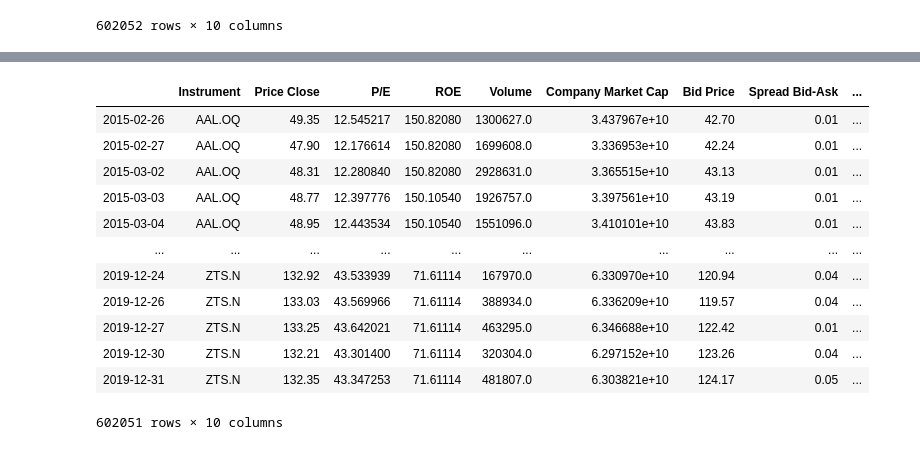
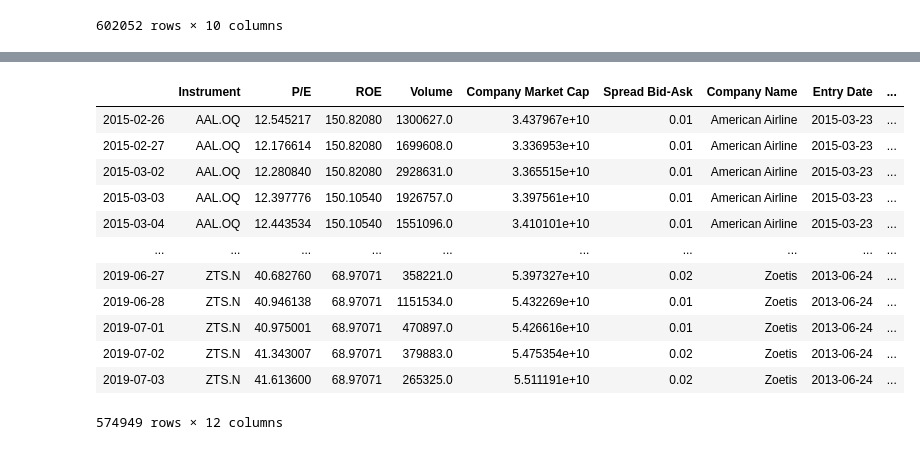
Before and after one commit to GuillaumePv/DS_1mscF, a Jupyter notebook: Data_analysis_Guillaume.ipynb, the cells around one changed output, grey strips where cells are left out. Cells and saved outputs as stored; diff of their text form; code cells hidden in the pictures.

```diff
--- a/Data_analysis_Guillaume.ipynb
+++ b/Data_analysis_Guillaume.ipynb
@@ -327,0 +349,3 @@ data
+# %%
+data_m["isSP500"] =(data_m.index.values > data_m['Entry Date'])*1
+data_m
@@ -348,0 +400,14 @@ etf_data
+# %%
+#doanload etf data
+dates = []
+etf_data = pd.read_excel("Data/etf_data.xlsx",sheet_name="etf_data")
+etf_data.index = etf_data['Date']
+
+for value in etf_data.index.values:
+    x = re.search(r"^(.*?)T", str(value))
+    new_date = pd.Timestamp(x.group(1))
+    dates.append(new_date)
+
+etf_data.index = dates
+del etf_data['Date']
+etf_data
@@ -349,10 +428,13 @@ etf_data
 # %%
-finish_data = pd.merge(data,etf_data, how='left', on='Date')
+#finish_data = pd.merge(data_m,etf_data, how='left', on='Date')
+finish_data = data_m.join(etf_data)
 
-finish_data.index = finish_data['Date']
-finish_data = finish_data.drop(finish_data.columns[1],axis=1)
+#finish_data.index = finish_data['Date']
+#finish_data = finish_data.drop(finish_data.columns[1],axis=1)
+finish_data['Date'] =finish_data.index
+finish_data = finish_data.sort_values(by=['Instrument','Date'])
 finish_data["growth Total NAV"] = finish_data['Total NAV'].pct_change()
-#finish_data = finish_data.dropna()
+finish_data = finish_data.dropna()
 finish_data
 # %% [output]
 |  | Instrument | Price Close | P/E | ROE | Volume | Company Market Cap | Ask Price | Bid Price | ... |
@@ -386,3 +452,0 @@ for value in finish_data.index.values:
-# %%
-finish_data.index = dates
-finish_data
@@ -403,17 +453,20 @@ finish_data
 # %%
 del finish_data['Ask Price']
+del finish_data["Bid Price"]
+del finish_data["Total NAV"]
+del finish_data["Price Close"]
 finish_data
 # %% [output]
-|  | Instrument | Price Close | P/E | ROE | Volume | Company Market Cap | Bid Price | Spread Bid-Ask | ... |
-| 2015-02-26 | AAL.OQ | 49.35 | 12.545217 | 150.82080 | 1300627.0 | 3.437967e+10 | 42.70 | 0.01 | ... |
-| 2015-02-27 | AAL.OQ | 47.90 | 12.176614 | 150.82080 | 1699608.0 | 3.336953e+10 | 42.24 | 0.01 | ... |
-| 2015-03-02 | AAL.OQ | 48.31 | 12.280840 | 150.82080 | 2928631.0 | 3.365515e+10 | 43.13 | 0.01 | ... |
-| 2015-03-03 | AAL.OQ | 48.77 | 12.397776 | 150.10540 | 1926757.0 | 3.397561e+10 | 43.19 | 0.01 | ... |
-| 2015-03-04 | AAL.OQ | 48.95 | 12.443534 | 150.10540 | 1551096.0 | 3.410101e+10 | 43.83 | 0.01 | ... |
+|  | Instrument | P/E | ROE | Volume | Company Market Cap | Spread Bid-Ask | Company Name | Entry Date | ... |
+| 2015-02-26 | AAL.OQ | 12.545217 | 150.82080 | 1300627.0 | 3.437967e+10 | 0.01 | American Airline | 2015-03-23 | ... |
+| 2015-02-27 | AAL.OQ | 12.176614 | 150.82080 | 1699608.0 | 3.336953e+10 | 0.01 | American Airline | 2015-03-23 | ... |
+| 2015-03-02 | AAL.OQ | 12.280840 | 150.82080 | 2928631.0 | 3.365515e+10 | 0.01 | American Airline | 2015-03-23 | ... |
+| 2015-03-03 | AAL.OQ | 12.397776 | 150.10540 | 1926757.0 | 3.397561e+10 | 0.01 | American Airline | 2015-03-23 | ... |
+| 2015-03-04 | AAL.OQ | 12.443534 | 150.10540 | 1551096.0 | 3.410101e+10 | 0.01 | American Airline | 2015-03-23 | ... |
 | ... | ... | ... | ... | ... | ... | ... | ... | ... | ... |
-| 2019-12-24 | ZTS.N | 132.92 | 43.533939 | 71.61114 | 167970.0 | 6.330970e+10 | 120.94 | 0.04 | ... |
-| 2019-12-26 | ZTS.N | 133.03 | 43.569966 | 71.61114 | 388934.0 | 6.336209e+10 | 119.57 | 0.04 | ... |
-| 2019-12-27 | ZTS.N | 133.25 | 43.642021 | 71.61114 | 463295.0 | 6.346688e+10 | 122.42 | 0.01 | ... |
-| 2019-12-30 | ZTS.N | 132.21 | 43.301400 | 71.61114 | 320304.0 | 6.297152e+10 | 123.26 | 0.04 | ... |
-| 2019-12-31 | ZTS.N | 132.35 | 43.347253 | 71.61114 | 481807.0 | 6.303821e+10 | 124.17 | 0.05 | ... |
+| 2019-06-27 | ZTS.N | 40.682760 | 68.97071 | 358221.0 | 5.397327e+10 | 0.02 | Zoetis | 2013-06-24 | ... |
+| 2019-06-28 | ZTS.N | 40.946138 | 68.97071 | 1151534.0 | 5.432269e+10 | 0.01 | Zoetis | 2013-06-24 | ... |
+| 2019-07-01 | ZTS.N | 40.975001 | 68.97071 | 470897.0 | 5.426616e+10 | 0.01 | Zoetis | 2013-06-24 | ... |
+| 2019-07-02 | ZTS.N | 41.343007 | 68.97071 | 379883.0 | 5.475354e+10 | 0.02 | Zoetis | 2013-06-24 | ... |
+| 2019-07-03 | ZTS.N | 41.613600 | 68.97071 | 265325.0 | 5.511191e+10 | 0.02 | Zoetis | 2013-06-24 | ... |
-602051 rows × 10 columns
+574949 rows × 12 columns
```
Also changed, not shown: parts of 23 cells of this notebook, 4 other files.
